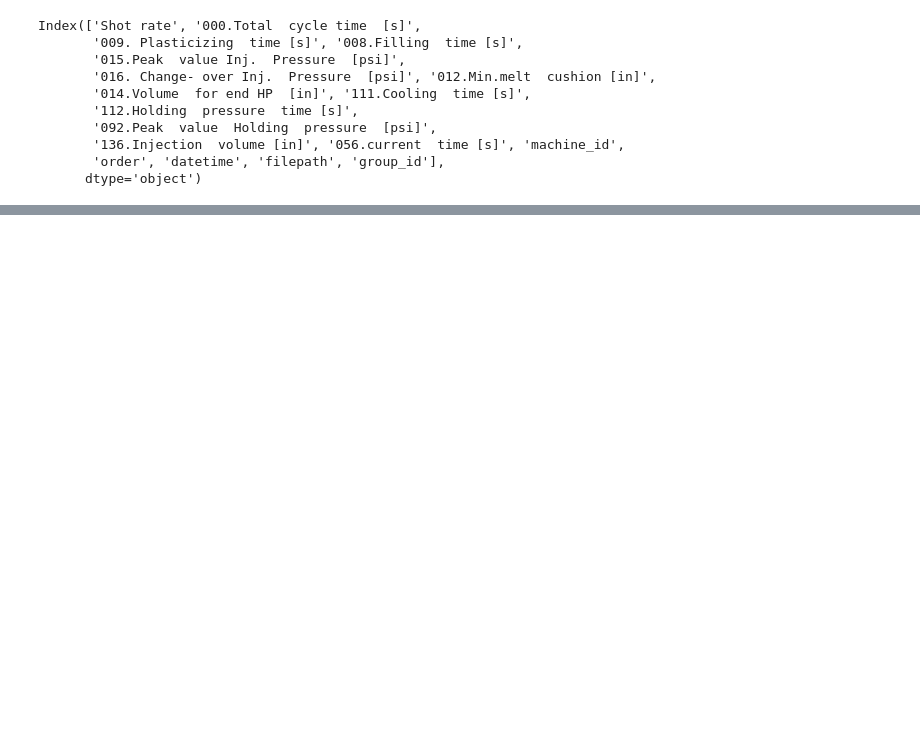
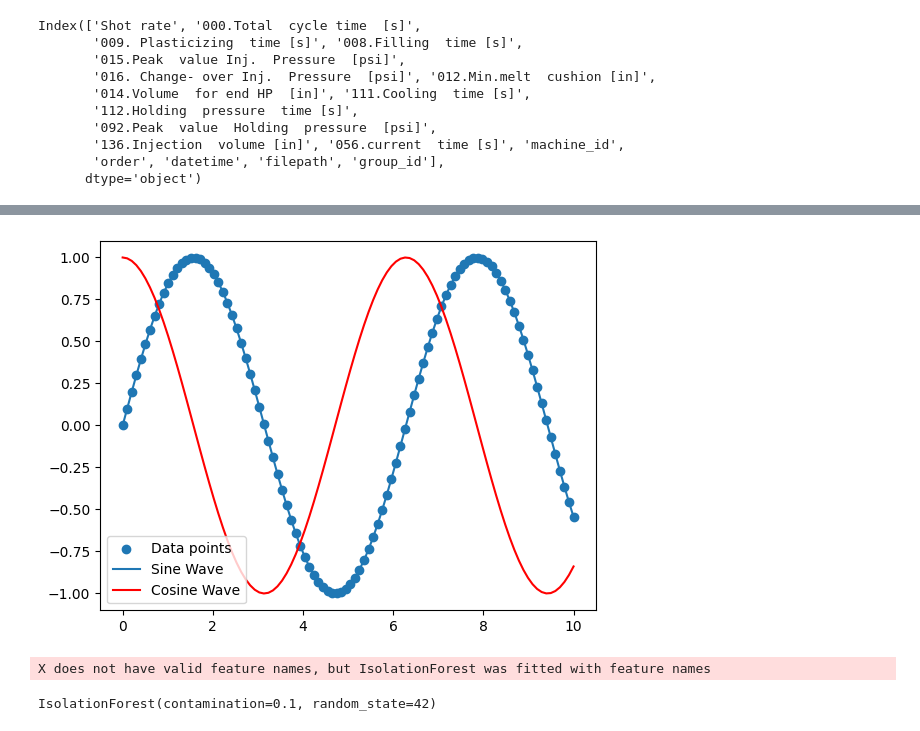
Before and after one commit to m-zayed5722/Miscellaneous-Projects, a Jupyter notebook: Data_Visualization.ipynb, the cells around one changed output, grey strips where cells are left out. Saved outputs shown, nothing was run; the diff lists cells and outputs as text; code cells hidden in the pictures; blank space fills up the shorter version.

```diff
--- a/Data_Visualization.ipynb
+++ b/Data_Visualization.ipynb
@@ -81,0 +183,22 @@ The default value of numeric_only in DataFrame.corr is deprecated. In a future v
+# %%
+
+x = np.linspace(0, 10, 100)
+y = np.sin(x)
+y_cos = np.cos(x)  # Calculate cosine
+
+df = pd.DataFrame({'X': x, 'Y': y})  # Remove 'RandomString' for Isolation Forest
+
+plt.scatter(df['X'], df['Y'], label='Data points')
+plt.plot(df['X'], y, label='Sine Wave')
+plt.plot(df['X'], y_cos, label='Cosine Wave', color='red')
+
+plt.legend() # Add a legend
+plt.show()
+
+# Isolation Forest (for numerical data only)
+isolation_forest = IsolationForest(contamination=0.1, random_state=42)
+isolation_forest.fit(df[['X', 'Y']])  # Pass only the numerical columns
+# %% [output]
+[figure, added]
+X does not have valid feature names, but IsolationForest was fitted with feature names
+IsolationForest(contamination=0.1, random_state=42)
```
Also changed, not shown: parts of 18 cells of this notebook.
